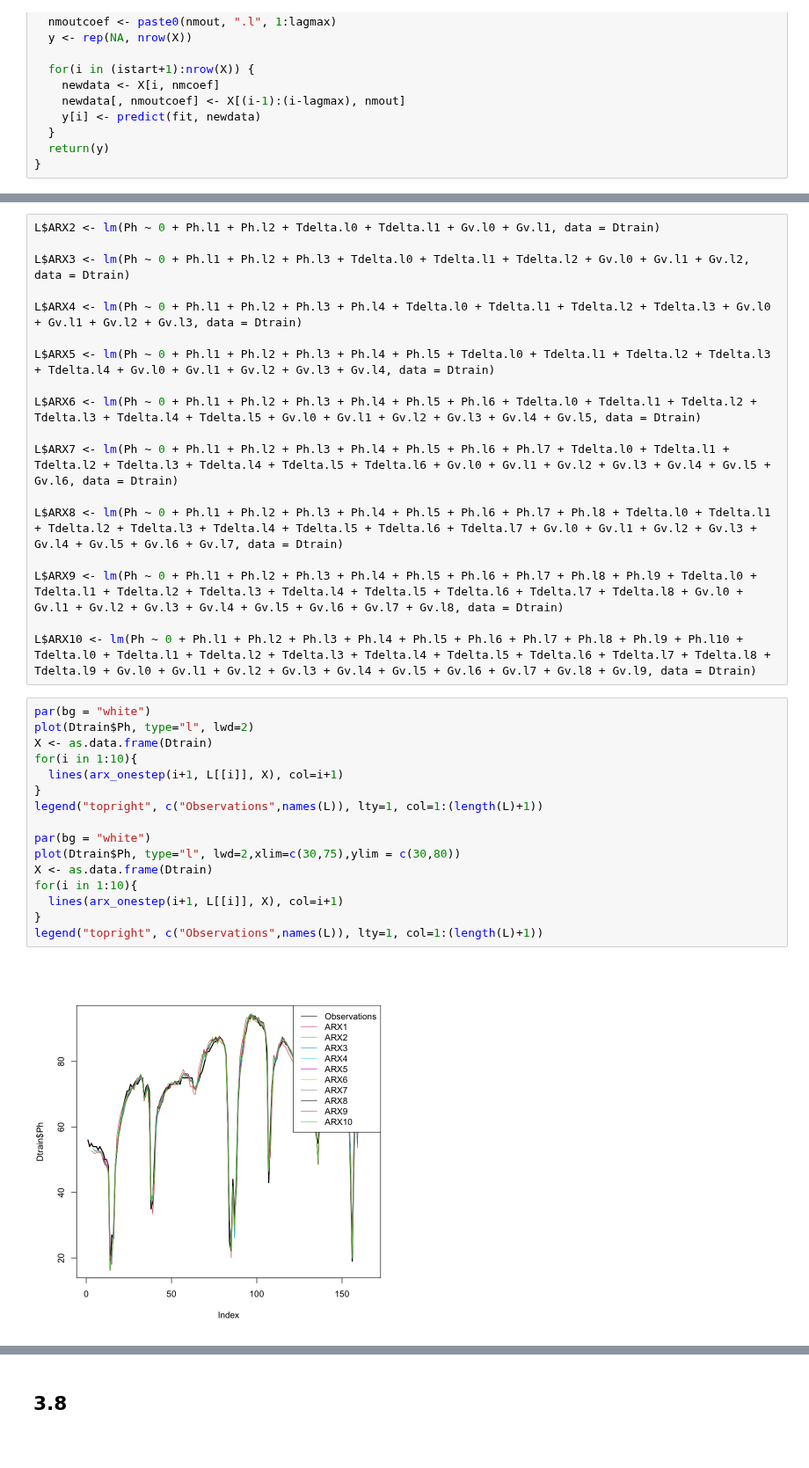
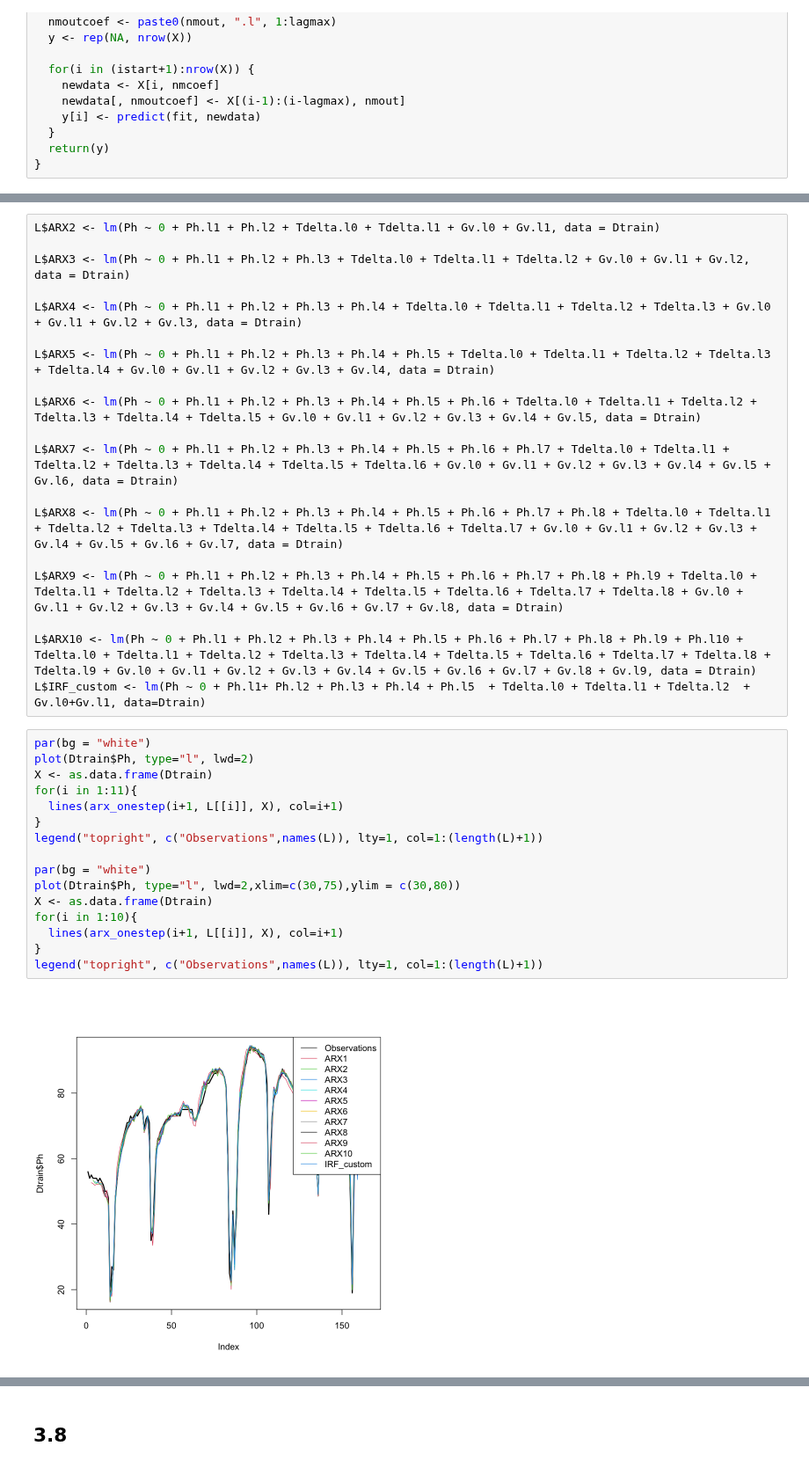
Before and after one commit to mathilderask/TimeSeriesAnalysis, a Jupyter notebook: Assig3/opg_3_nik.ipynb, the cells around one changed output, grey strips where cells are left out. Shown at 88% size. Saved outputs shown, nothing was run; the diff lists cells and outputs as text.

```diff
--- a/Assig3/opg_3_nik.ipynb
+++ b/Assig3/opg_3_nik.ipynb
@@ -165,21 +133,22 @@ L$ARX8 <- lm(Ph ~ 0 + Ph.l1 + Ph.l2 + Ph.l3 + Ph.l4 + Ph.l5 + Ph.l6 + Ph.l7 + Ph
 L$ARX9 <- lm(Ph ~ 0 + Ph.l1 + Ph.l2 + Ph.l3 + Ph.l4 + Ph.l5 + Ph.l6 + Ph.l7 + Ph.l8 + Ph.l9 + Tdelta.l0 + Tdelta.l1 + Tdelta.l2 + Tdelta.l3 + Tdelta.l4 + Tdelta.l5 + Tdelta.l6 + Tdelta.l7 + Tdelta.l8 + Gv.l0 + Gv.l1 + Gv.l2 + Gv.l3 + Gv.l4 + Gv.l5 + Gv.l6 + Gv.l7 + Gv.l8, data = Dtrain)
 
 L$ARX10 <- lm(Ph ~ 0 + Ph.l1 + Ph.l2 + Ph.l3 + Ph.l4 + Ph.l5 + Ph.l6 + Ph.l7 + Ph.l8 + Ph.l9 + Ph.l10 + Tdelta.l0 + Tdelta.l1 + Tdelta.l2 + Tdelta.l3 + Tdelta.l4 + Tdelta.l5 + Tdelta.l6 + Tdelta.l7 + Tdelta.l8 + Tdelta.l9 + Gv.l0 + Gv.l1 + Gv.l2 + Gv.l3 + Gv.l4 + Gv.l5 + Gv.l6 + Gv.l7 + Gv.l8 + Gv.l9, data = Dtrain)
+L$IRF_custom <- lm(Ph ~ 0 + Ph.l1+ Ph.l2 + Ph.l3 + Ph.l4 + Ph.l5  + Tdelta.l0 + Tdelta.l1 + Tdelta.l2  + Gv.l0+Gv.l1, data=Dtrain)
 # %%
 par(bg = "white")
 plot(Dtrain$Ph, type="l", lwd=2)
 X <- as.data.frame(Dtrain)
-for(i in 1:10){
+for(i in 1:11){
   lines(arx_onestep(i+1, L[[i]], X), col=i+1)
 }
 legend("topright", c("Observations",names(L)), lty=1, col=1:(length(L)+1))
 
 par(bg = "white")
 plot(Dtrain$Ph, type="l", lwd=2,xlim=c(30,75),ylim = c(30,80))
 X <- as.data.frame(Dtrain)
 for(i in 1:10){
   lines(arx_onestep(i+1, L[[i]], X), col=i+1)
 }
 legend("topright", c("Observations",names(L)), lty=1, col=1:(length(L)+1))
 # %% [output]
-[figure, old version]
+[figure, new version]
```
Also changed, not shown: parts of 14 cells of this notebook, 5 other files.
